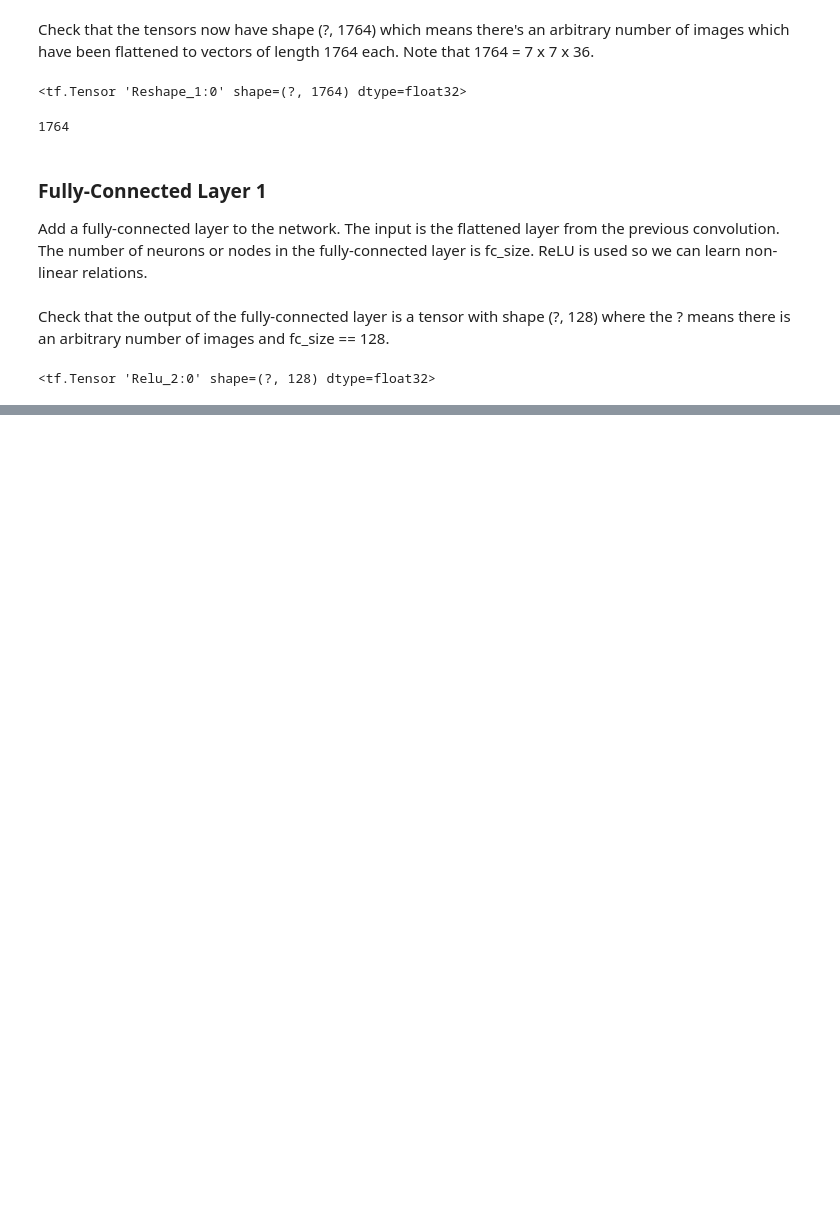
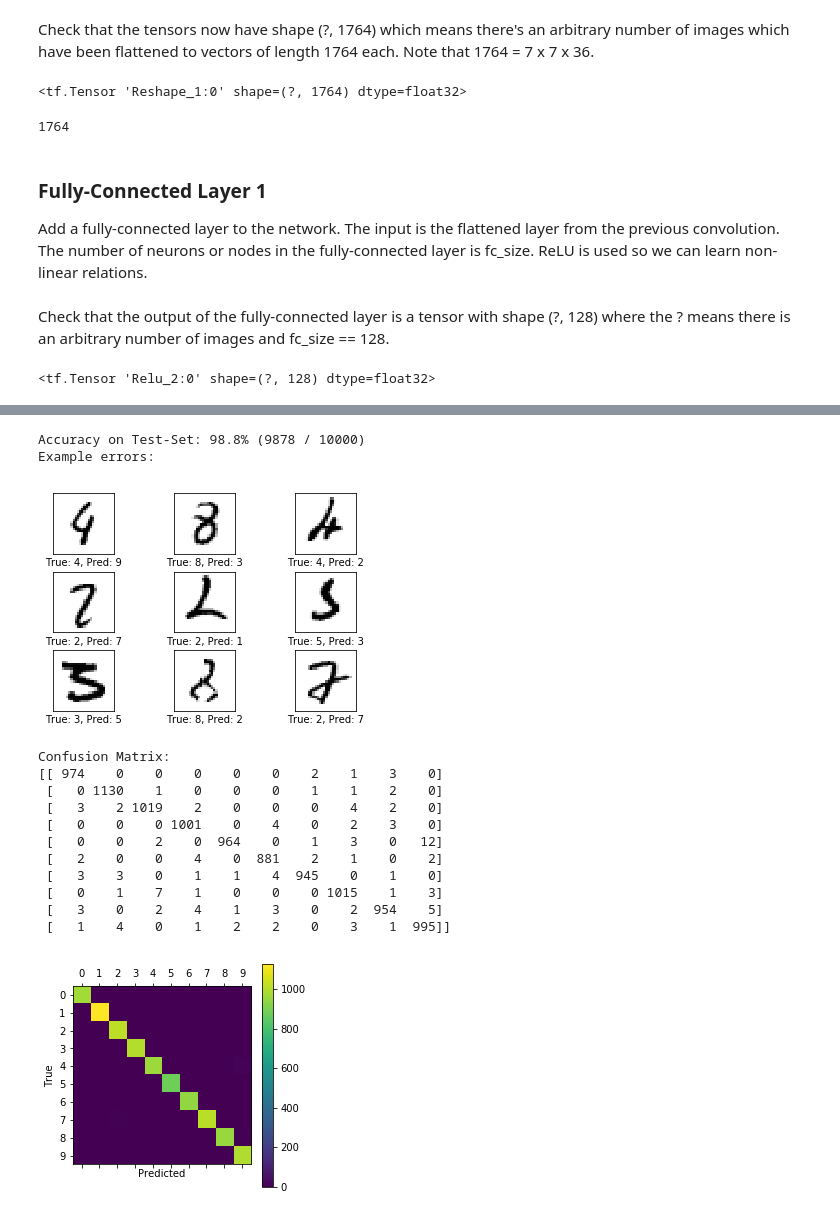
Before and after one commit to madhuradole/TensorFlow-Tutorials, a Jupyter notebook: 02_ConvolutionalNeuralNetwork.ipynb, the cells around one changed output, grey strips where cells are left out. Cells and saved outputs as stored; diff of their text form; code cells hidden in the pictures; blank space fills up the shorter version.

```diff
--- a/02_ConvolutionalNeuralNetwork.ipynb
+++ b/02_ConvolutionalNeuralNetwork.ipynb
@@ -321,0 +670,19 @@ layer_fc1
+# %%
+print_test_accuracy(show_example_errors=True,
+                    show_confusion_matrix=True)
+# %% [output]
+Accuracy on Test-Set: 98.8% (9878 / 10000)
+Example errors:
+[figure, added]
+Confusion Matrix:
+[[ 974    0    0    0    0    0    2    1    3    0]
+ [   0 1130    1    0    0    0    1    1    2    0]
+ [   3    2 1019    2    0    0    0    4    2    0]
+ [   0    0    0 1001    0    4    0    2    3    0]
+ [   0    0    2    0  964    0    1    3    0   12]
+ [   2    0    0    4    0  881    2    1    0    2]
+ [   3    3    0    1    1    4  945    0    1    0]
+ [   0    1    7    1    0    0    0 1015    1    3]
+ [   3    0    2    4    1    3    0    2  954    5]
+ [   1    4    0    1    2    2    0    3    1  995]]
+[figure, added]
```
Also changed, not shown: parts of 71 cells of this notebook.
